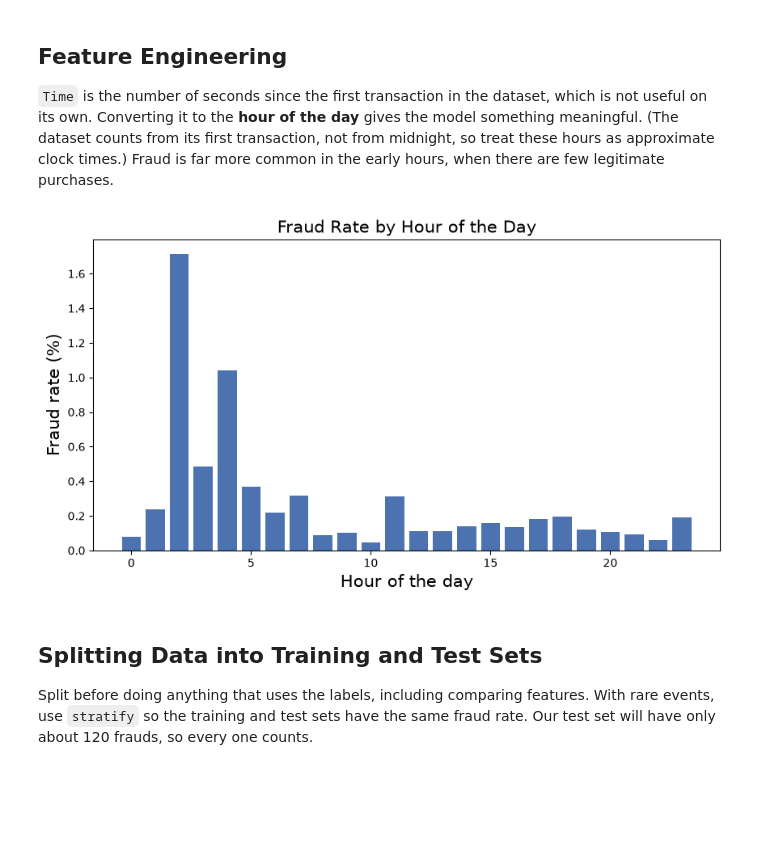
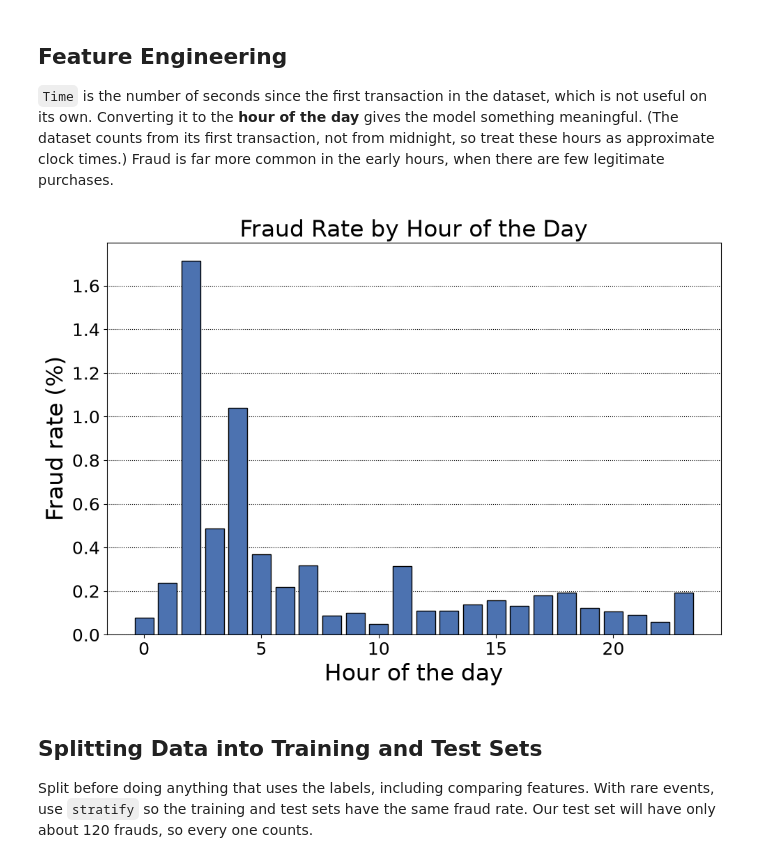
Before and after one commit to mGalarnyk/MLModelsScikit-Learn, a Jupyter notebook: notebooks/Anomaly_Detection_Evaluation.ipynb, the cells around one changed output. Cells and saved outputs as stored; diff of their text form; code cells hidden in the pictures; blank space fills up the shorter version.

```diff
--- a/notebooks/Anomaly_Detection_Evaluation.ipynb
+++ b/notebooks/Anomaly_Detection_Evaluation.ipynb
@@ -86,16 +86,23 @@ Before choosing a model, be clear about the decision the model supports.
 # %%
 df['hour'] = (df['Time'] // 3600) % 24
 df['log_amount'] = np.log1p(df['Amount'])
 
 fraud_rate_by_hour = df.groupby('hour')['Class'].mean() * 100
 
-fig, ax = plt.subplots(nrows = 1, ncols = 1, figsize = (10,5))
-ax.bar(fraud_rate_by_hour.index, fraud_rate_by_hour.values, color='#4c72b0')
-ax.set_xlabel('Hour of the day', fontsize = 15)
-ax.set_ylabel('Fraud rate (%)', fontsize = 15)
-ax.set_title('Fraud Rate by Hour of the Day', fontsize = 15);
+fig, ax = plt.subplots(nrows = 1, ncols = 1, figsize = (10,7), facecolor = 'white')
+ax.bar(fraud_rate_by_hour.index, fraud_rate_by_hour.values, color='#4c72b0', edgecolor='black', zorder = 2)
+ax.grid(True,
+        axis = 'y',
+        zorder = 0,
+        linestyle = ':',
+        color = 'k')
+ax.tick_params(labelsize = 18)
+ax.set_xlabel('Hour of the day', fontsize = 24)
+ax.set_ylabel('Fraud rate (%)', fontsize = 24)
+ax.set_title('Fraud Rate by Hour of the Day', fontsize = 24)
+fig.tight_layout()
 # %% [output]
-[figure, old version]
+[figure, new version]
 # %% [markdown]
 ## Splitting Data into Training and Test Sets
 
```
Also changed, not shown: parts of 2 cells of this notebook, 13 other files.
